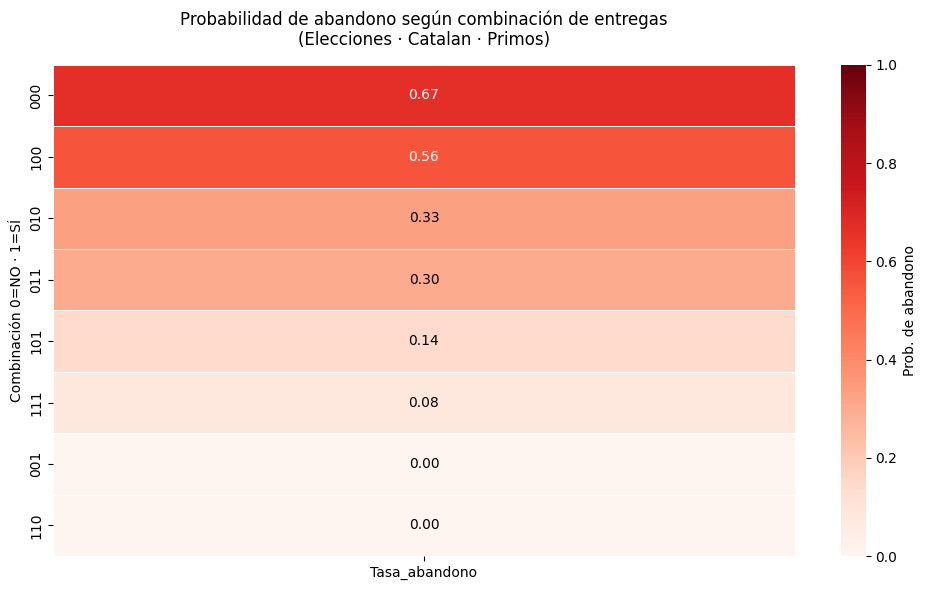
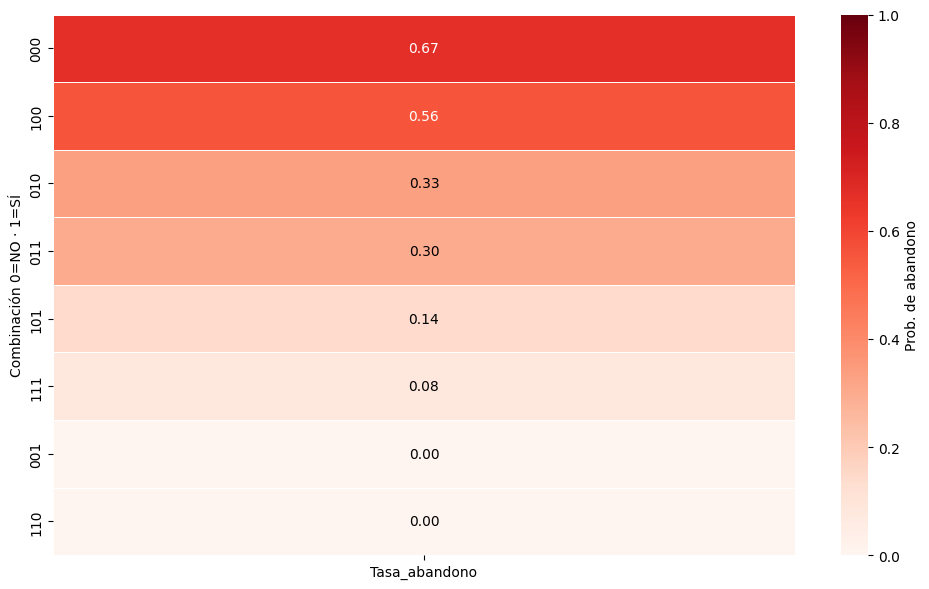
Code edit (unified diff) that turned the first committed figure into the second:
--- before
+++ after
@@ -14,4 +14,5 @@
 # --- asegúrate de tener el DataFrame 'df' ya cargado ---
 # columnas de interés
+
 acts = ["Act. 02 - Elecciones", "Act. 03 - Catalan", "Act. 04 - Primos"]
 
@@ -77,6 +78,5 @@
     t.set_color("white" if val > 0.5 else "black")
 
-ax.set_title("Probabilidad de abandono según combinación de entregas\n"
-             "(Elecciones · Catalan · Primos)", pad=14)
+
 ax.set_xlabel("")            # sin etiqueta porque ya está en el título
 ax.set_ylabel("Combinación 0=NO · 1=SÍ")

Commit: Final version of all code